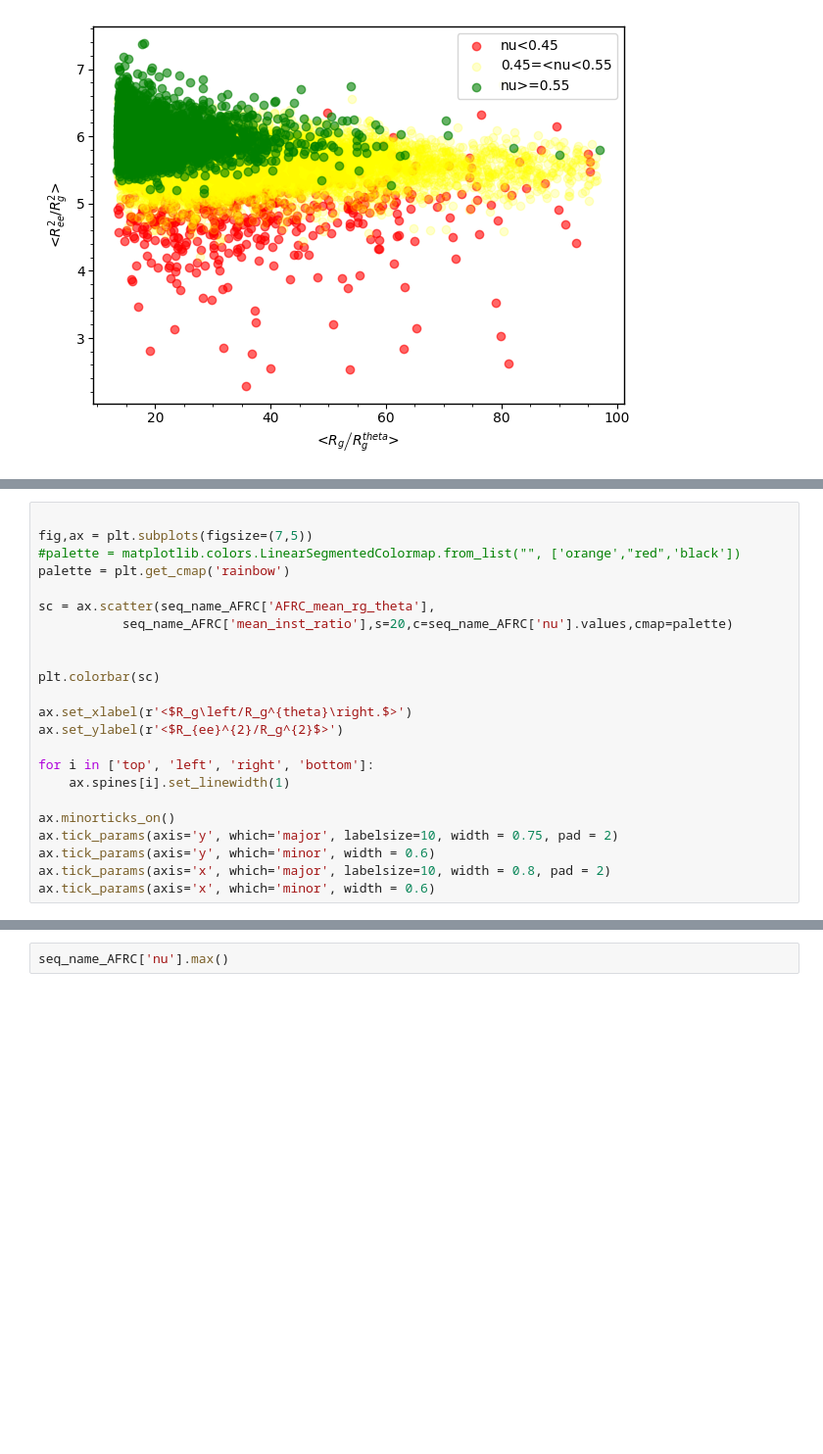
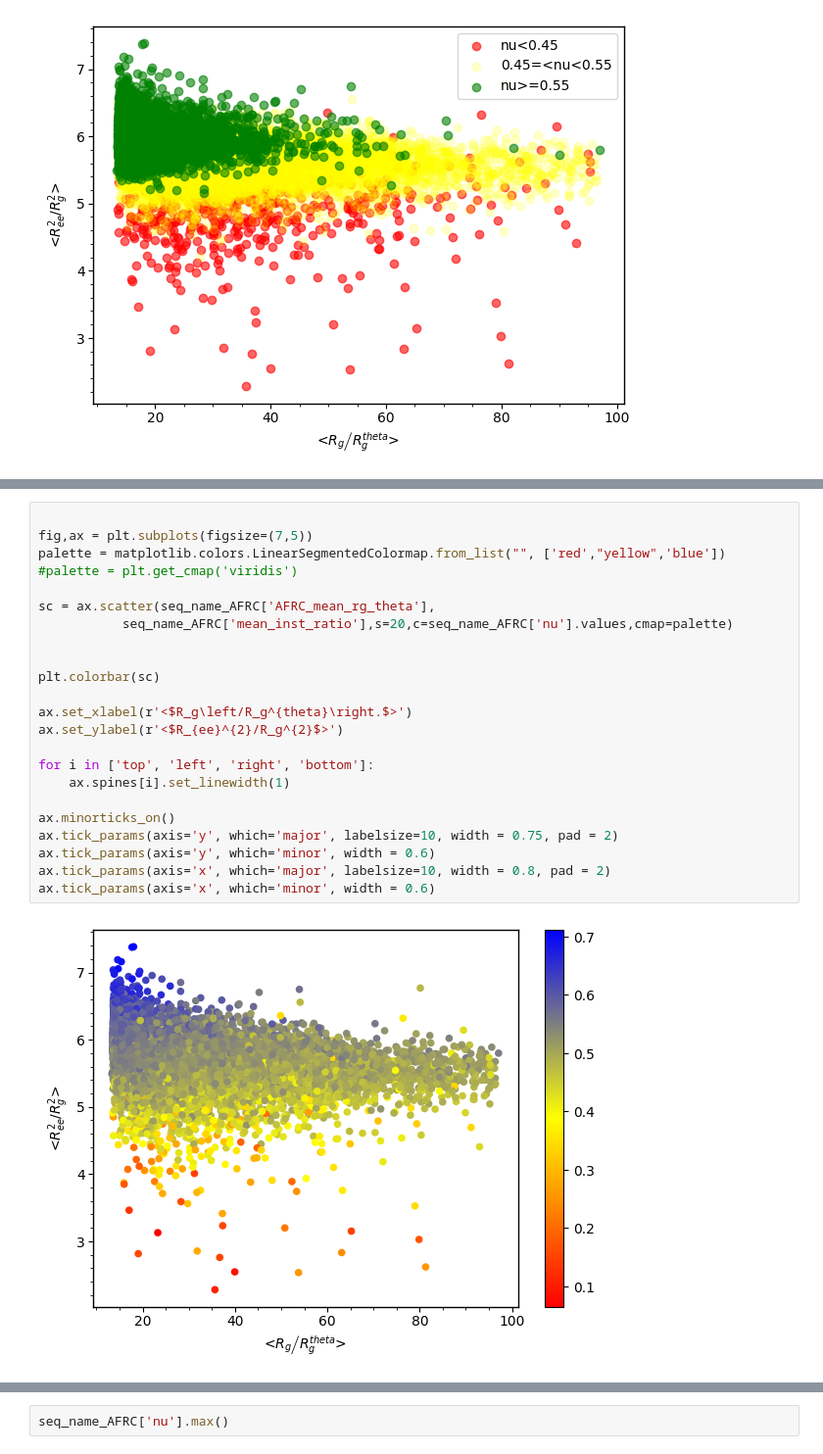
Before and after one commit to hshadman/larsen_paper_IDR_properties, a Jupyter notebook: IDROME_RSA_based_with_AFRC_v8.ipynb, the cells around one changed output, grey strips where cells are left out. Shown at 98% size. Drawn from its saved outputs; the diff is of its cells as text; blank space fills up the shorter version.

```diff
--- a/IDROME_RSA_based_with_AFRC_v8.ipynb
+++ b/IDROME_RSA_based_with_AFRC_v8.ipynb
@@ -520,26 +546,28 @@ ax.tick_params(axis='x', which='minor', width = 0.6)
 # %%
 
 fig,ax = plt.subplots(figsize=(7,5))
-#palette = matplotlib.colors.LinearSegmentedColormap.from_list("", ['orange',"red",'black'])
-palette = plt.get_cmap('rainbow')
+palette = matplotlib.colors.LinearSegmentedColormap.from_list("", ['red',"yellow",'blue'])
+#palette = plt.get_cmap('viridis')
 
 sc = ax.scatter(seq_name_AFRC['AFRC_mean_rg_theta'],
            seq_name_AFRC['mean_inst_ratio'],s=20,c=seq_name_AFRC['nu'].values,cmap=palette)
 
 
 plt.colorbar(sc)
 
 ax.set_xlabel(r'<$R_g\left/R_g^{theta}\right.$>')
 ax.set_ylabel(r'<$R_{ee}^{2}/R_g^{2}$>')
 
 for i in ['top', 'left', 'right', 'bottom']:
     ax.spines[i].set_linewidth(1)
 
 ax.minorticks_on()
 ax.tick_params(axis='y', which='major', labelsize=10, width = 0.75, pad = 2)
 ax.tick_params(axis='y', which='minor', width = 0.6)
 ax.tick_params(axis='x', which='major', labelsize=10, width = 0.8, pad = 2)
 ax.tick_params(axis='x', which='minor', width = 0.6)
+# %% [output]
+[figure, added]
 # %%
 
 fig,ax = plt.subplots(figsize=(7,5))
```
Also changed, not shown: parts of 2 cells of this notebook.
